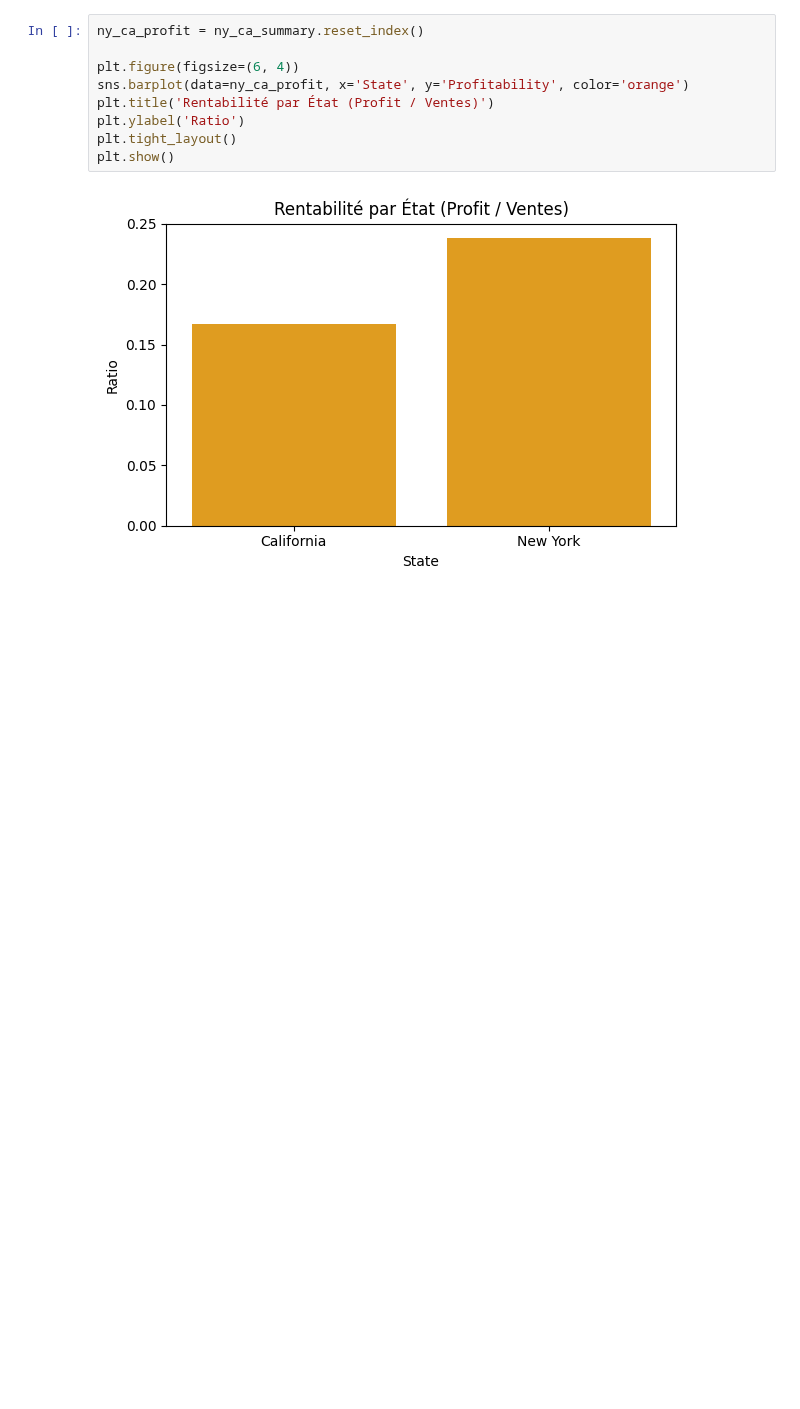
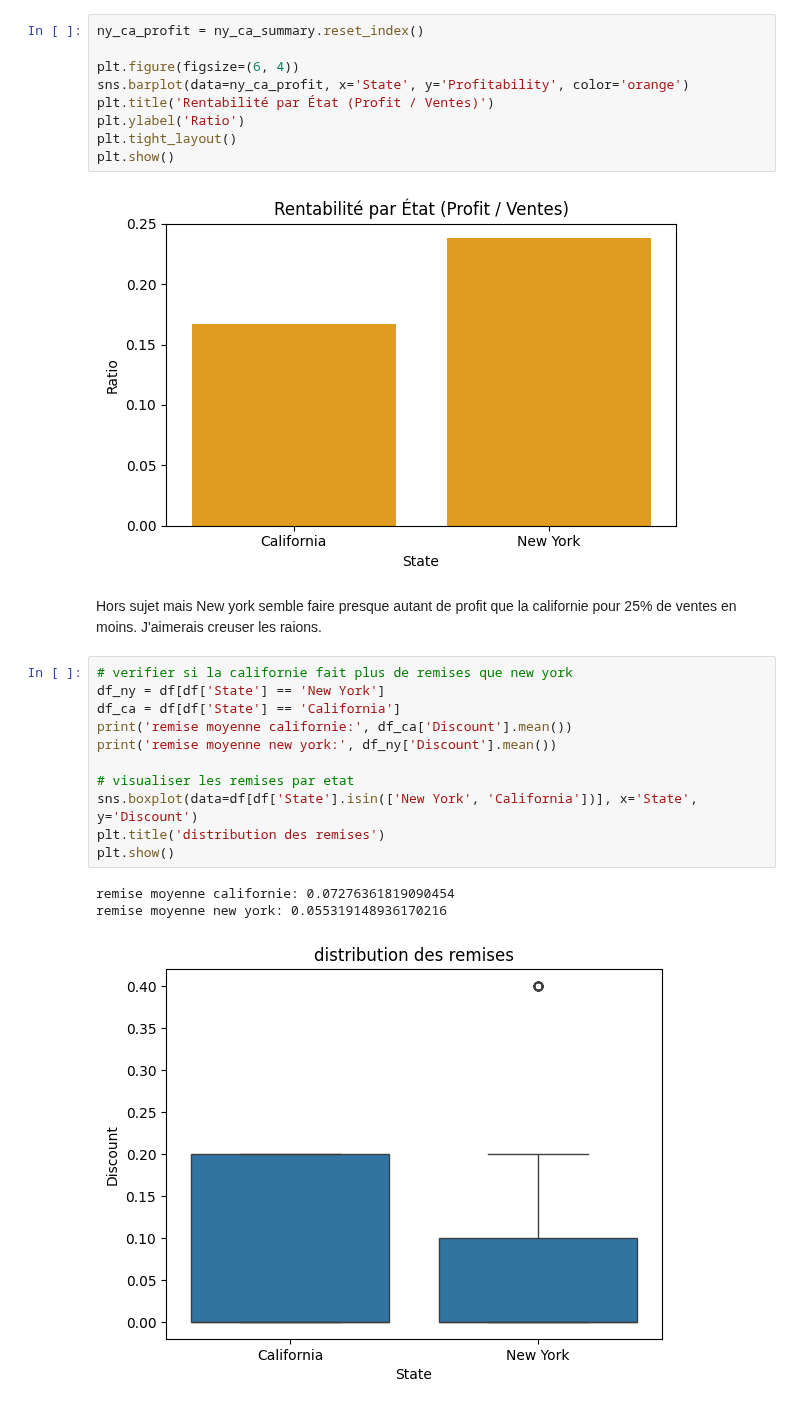
Before and after one commit to Jeynova/GenAI_Bootcamp, a Jupyter notebook: week2/day5/MiniProjet/projet.ipynb, the cells around one changed output. Cells and saved outputs as stored; diff of their text form; blank space fills up the shorter version.

```diff
--- a/week2/day5/MiniProjet/projet.ipynb
+++ b/week2/day5/MiniProjet/projet.ipynb
@@ -214,3 +214,20 @@ plt.tight_layout()
 plt.show()
 # %% [output]
 [figure]
+# %% [markdown]
+Hors sujet mais New york semble faire presque autant de profit que la californie pour 25% de ventes en moins. J'aimerais creuser les raions.
+# %%
+# verifier si la californie fait plus de remises que new york
+df_ny = df[df['State'] == 'New York']
+df_ca = df[df['State'] == 'California']
+print('remise moyenne californie:', df_ca['Discount'].mean())
+print('remise moyenne new york:', df_ny['Discount'].mean())
+
+# visualiser les remises par etat
+sns.boxplot(data=df[df['State'].isin(['New York', 'California'])], x='State', y='Discount')
+plt.title('distribution des remises')
+plt.show()
+# %% [output]
+remise moyenne californie: 0.07276361819090454
+remise moyenne new york: 0.055319148936170216
+[figure, added]
```
Also changed, not shown: parts of 24 cells of this notebook.
